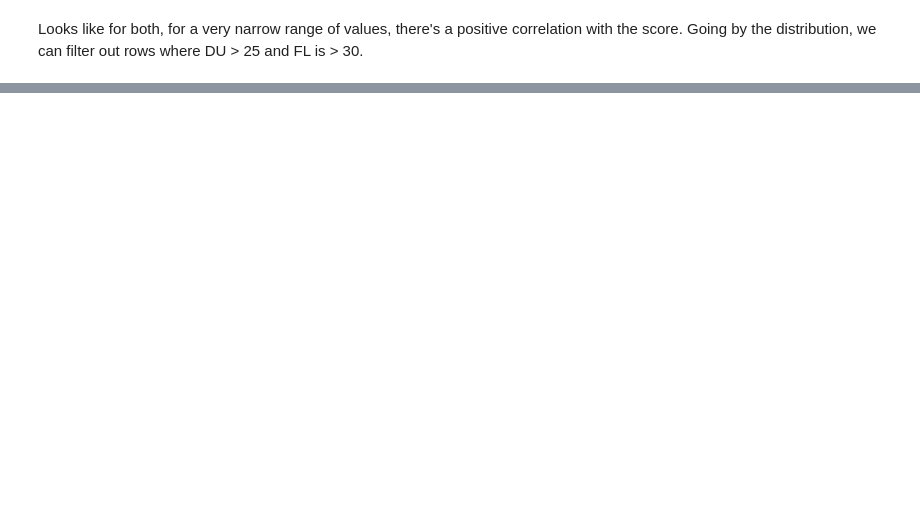
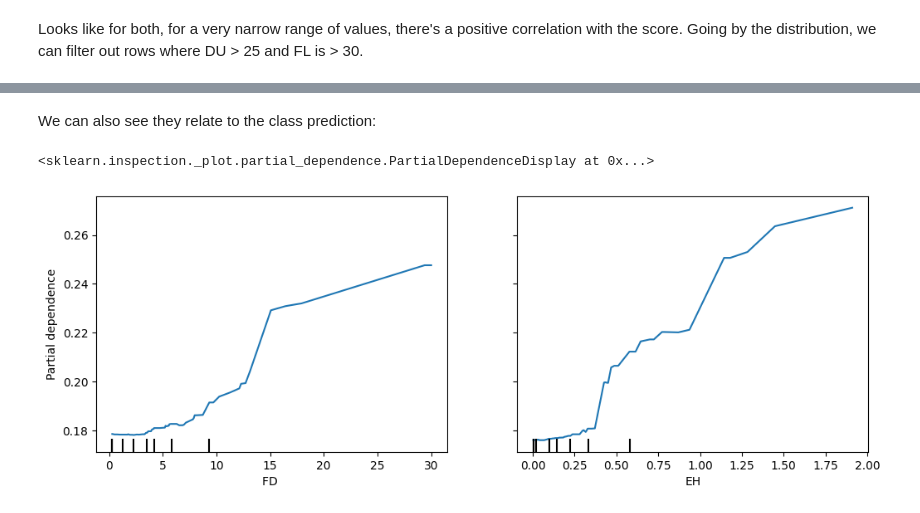
Before and after one commit to programmer-ke/icr-age-related-kaggle-competition, a Jupyter notebook: notebooks/random-forest-explorations.ipynb, the cells around one changed output, grey strips where cells are left out. Saved outputs shown, nothing was run; the diff lists cells and outputs as text; code cells hidden in the pictures; blank space fills up the shorter version.

```diff
--- a/notebooks/random-forest-explorations.ipynb
+++ b/notebooks/random-forest-explorations.ipynb
@@ -455,0 +491,10 @@ PartialDependenceDisplay.from_estimator(rf, xs_filtered, ["DU", "FL"], ax=ax)
+# %% [markdown]
+We can also see they relate to the class prediction:
+# %%
+rf = random_forest(xs, y)
+
+fig, ax = plt.subplots(figsize=(12, 4))
+PartialDependenceDisplay.from_estimator(rf, valid_xs, ["FD ", "EH"], ax=ax)
+# %% [output]
+<sklearn.inspection._plot.partial_dependence.PartialDependenceDisplay at 0x...>
+[figure, added]
```
Also changed, not shown: parts of 34 cells of this notebook.
